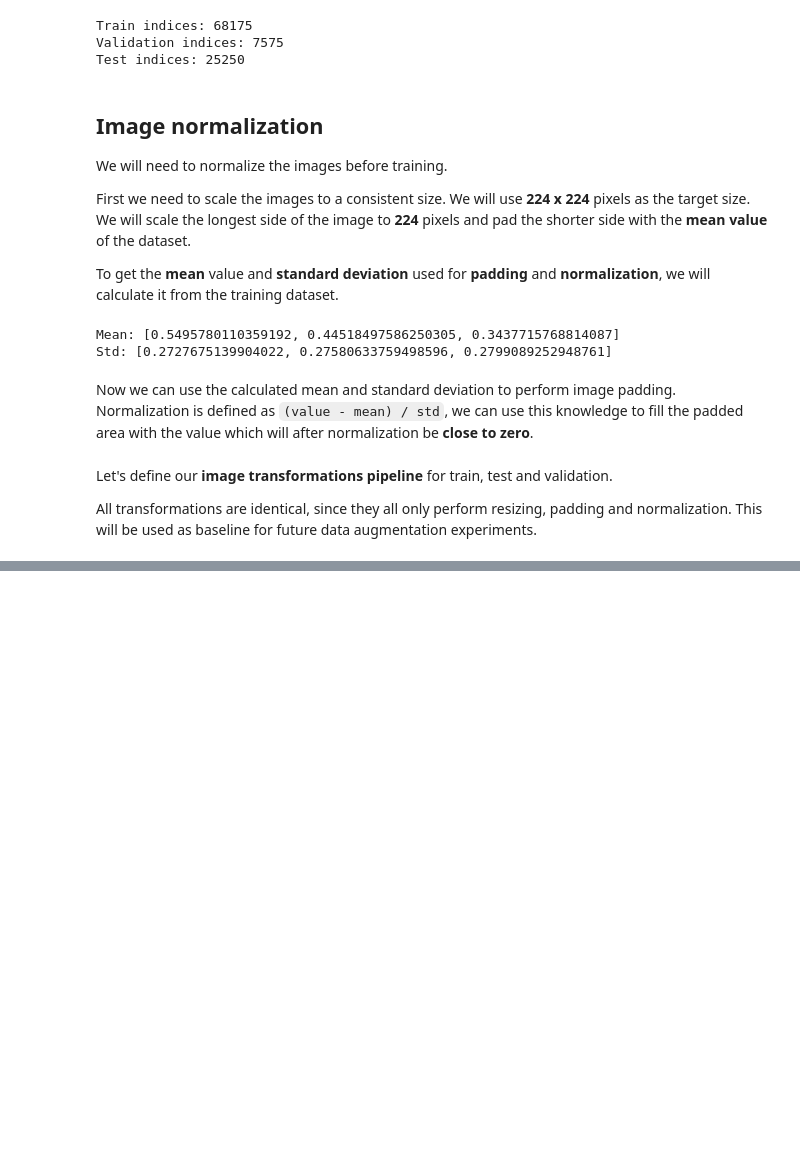
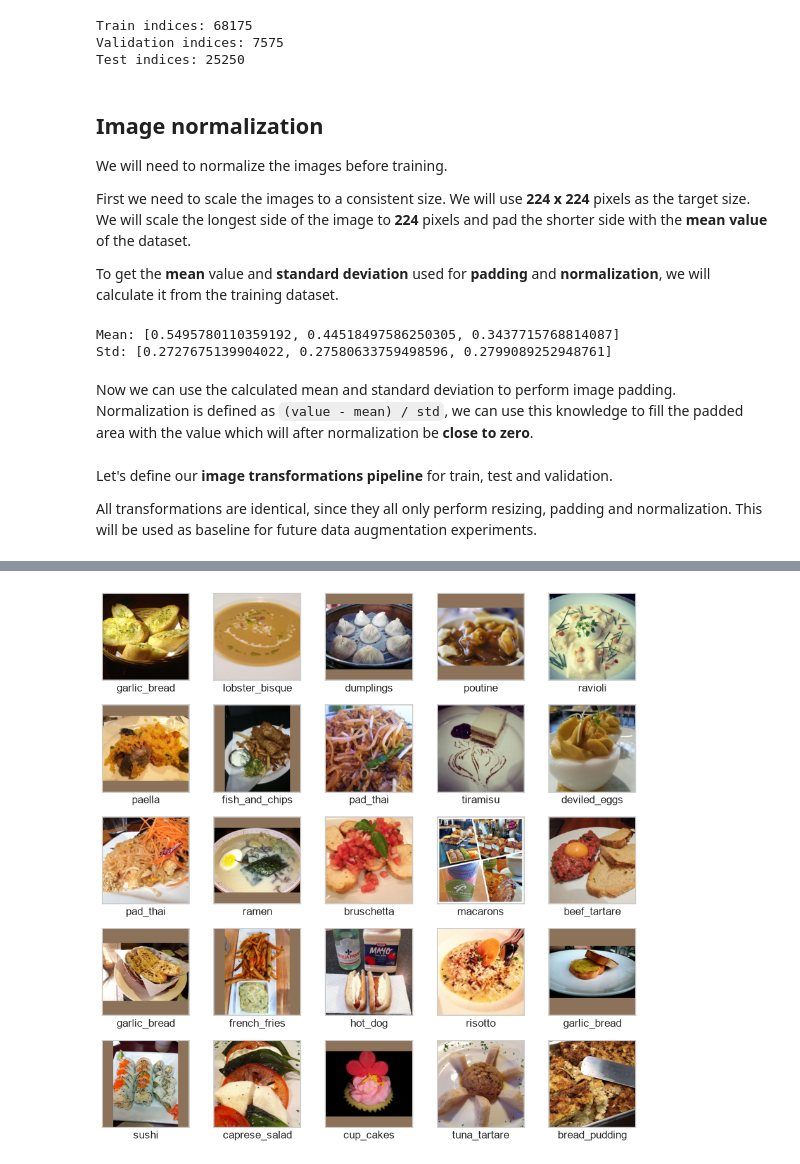
Before and after one commit to matesssaks/Food101, a Jupyter notebook: food101.ipynb, the cells around one changed output, grey strips where cells are left out. Cells and saved outputs as stored; diff of their text form; code cells hidden in the pictures; blank space fills up the shorter version.

Commit message:
Add DataLoader integration and dataset sample visualization

```diff
--- a/food101.ipynb
+++ b/food101.ipynb
@@ -192,7 +192,7 @@ def resize_and_pad(image: Image.Image, size, fill):
     # Resize image so that the longest side is of length `size`
     new_width = round(width * scale)
     new_height = round(height * scale)
-    image = image.resize((new_height, new_width))
+    image = image.resize((new_width, new_height))
 
     # Calculate padding values
     left = (size - new_width) // 2
@@ -208,7 +208,7 @@ Let's define our **image transformations pipeline** for train, test and validati
 All transformations are identical, since they all only perform resizing, padding and normalization.
 This will be used as baseline for future data augmentation experiments.
 # %%
-image_size = 224 # Out defined image size
+IMAGE_SIZE = 224 # Out defined image size
 pad_fill = tuple((train_mean * 255).round().int().tolist()) # Mean
 normalize = transforms.Normalize(mean=train_mean, std=train_std)
 
@@ -221,7 +221,7 @@ normalize = transforms.Normalize(mean=train_mean, std=train_std)
 
 train_transform = test_transform = valid_transform = transforms.Compose([
     transforms.Lambda(lambda image: image.convert("RGB")), # Convert all images to RGB
-    transforms.Lambda(lambda image: resize_and_pad(image, image_size, pad_fill)),
+    transforms.Lambda(lambda image: resize_and_pad(image, IMAGE_SIZE, pad_fill)),
     transforms.ToTensor(),
     normalize
 ])
@@ -227,0 +233,35 @@ train_transform = test_transform = valid_transform = transforms.Compose([
+# %%
+BATCH_SIZE = 64
+
+train_dataset = Subset(datasets.ImageFolder(images_root, transform=train_transform), train_indices)
+valid_dataset = Subset(datasets.ImageFolder(images_root, transform=valid_transform), valid_indices)
+test_dataset = Subset(datasets.ImageFolder(images_root, transform=test_transform), test_indices)
+
+train_loader = DataLoader(train_dataset, batch_size=BATCH_SIZE, shuffle=True, num_workers=0)
+val_loader   = DataLoader(valid_dataset, batch_size=BATCH_SIZE, shuffle=False, num_workers=0)
+test_loader  = DataLoader(test_dataset,  batch_size=BATCH_SIZE, shuffle=False, num_workers=0)
+
+def display_sample(loader: DataLoader):
+    # Dimension [3] to [3, 1, 1], allowing multiplication with tensor image
+    mean = train_mean.view(3, 1, 1)
+    std = train_std.view(3, 1, 1)
+
+    images, labels = next(iter(loader))
+
+    plt.figure(figsize=(9, 9))
+    for i in range(25):
+        image = (images[i] * std + mean).clamp(0, 1) # Undo normalization to correctly display colors
+
+        plt.subplot(5, 5, i + 1)
+        plt.xticks([])
+        plt.yticks([])
+        plt.grid(False)
+        plt.imshow(image.permute(1, 2, 0)) # Reorder [C, H, W] to [H, W, C], aka what Matplotlib expects
+        plt.xlabel(full_dataset.classes[labels[i]])
+
+    plt.tight_layout()
+    plt.show()
+
+display_sample(train_loader)
+# %% [output]
+[figure, added]
```
Also changed, not shown: parts of 2 cells of this notebook.
